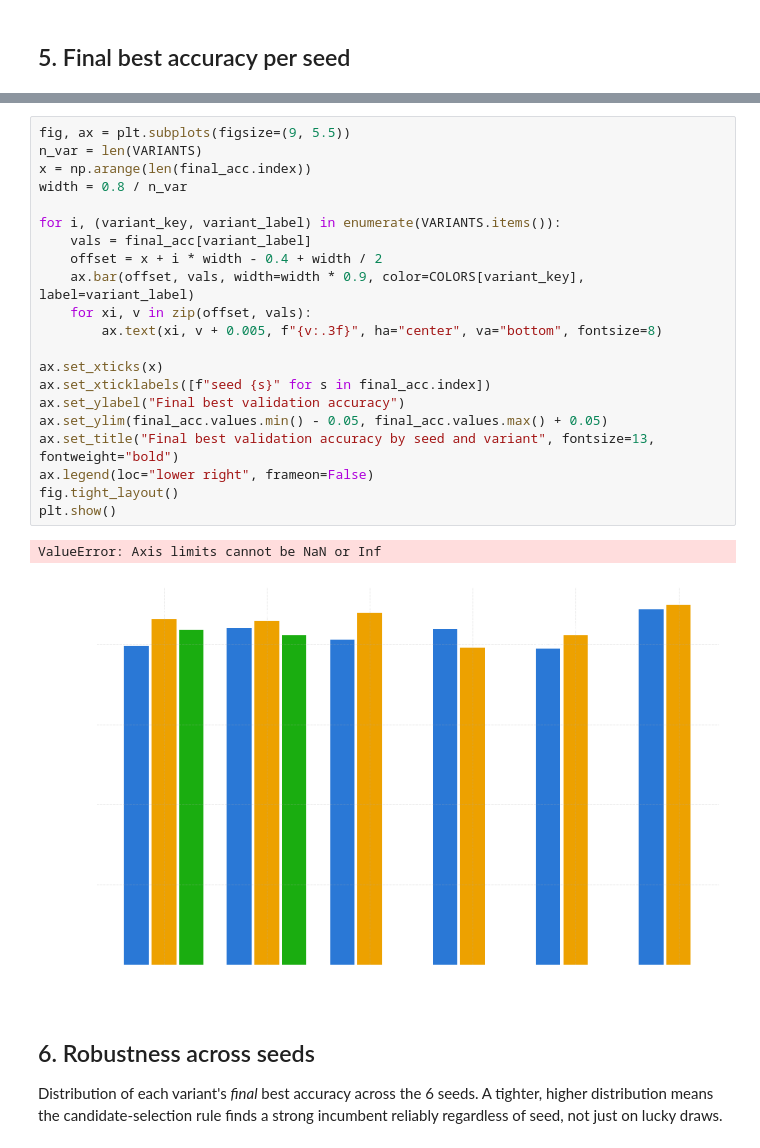
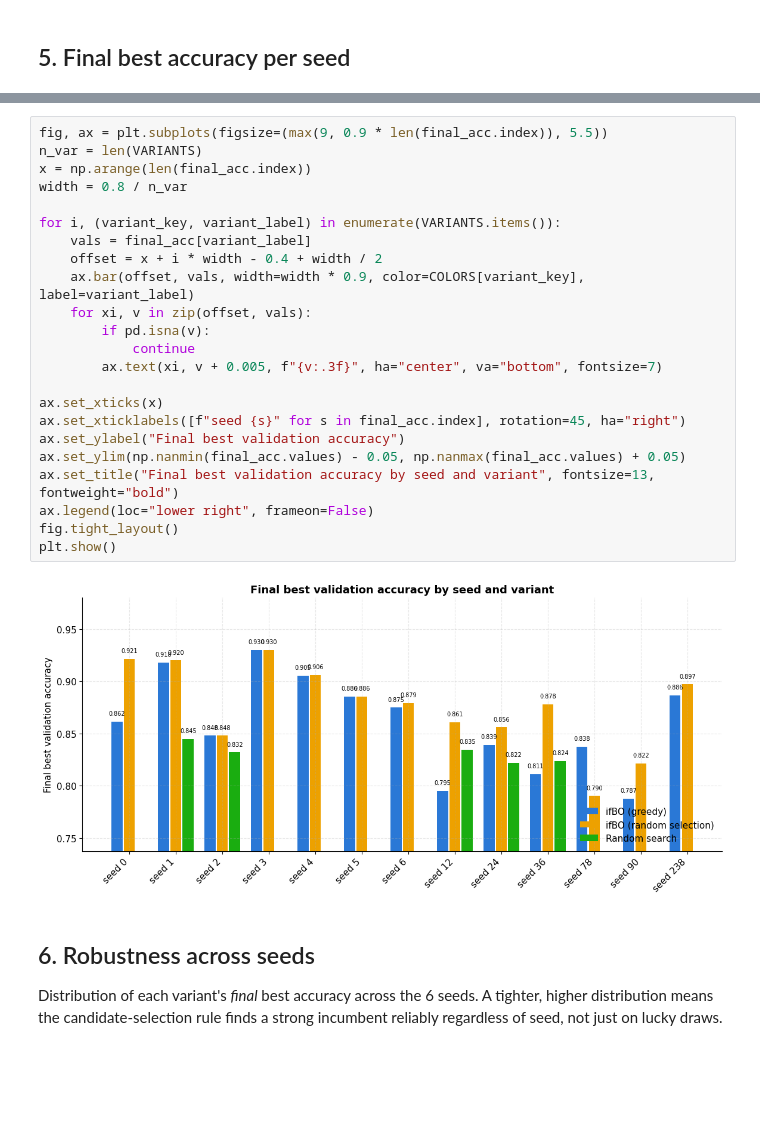
Before and after one commit to yahyafati/automl-textual-project-mirror, a Jupyter notebook: sample-results/seed_sweep_analysis.ipynb, the cells around one changed output, grey strips where cells are left out. Cells and saved outputs as stored; diff of their text form; blank space fills up the shorter version.

```diff
--- a/sample-results/seed_sweep_analysis.ipynb
+++ b/sample-results/seed_sweep_analysis.ipynb
@@ -334,30 +379,31 @@ final_acc
 | 78 | 0.8375 | 0.790316 | NaN |
 | 90 | 0.7875 | 0.821529 | NaN |
 | 238 | 0.8865 | 0.897159 | NaN |
-# %%
-fig, ax = plt.subplots(figsize=(9, 5.5))
-n_var = len(VARIANTS)
-x = np.arange(len(final_acc.index))
-width = 0.8 / n_var
-
-for i, (variant_key, variant_label) in enumerate(VARIANTS.items()):
-    vals = final_acc[variant_label]
-    offset = x + i * width - 0.4 + width / 2
-    ax.bar(offset, vals, width=width * 0.9, color=COLORS[variant_key], label=variant_label)
-    for xi, v in zip(offset, vals):
-        ax.text(xi, v + 0.005, f"{v:.3f}", ha="center", va="bottom", fontsize=8)
-
-ax.set_xticks(x)
-ax.set_xticklabels([f"seed {s}" for s in final_acc.index])
-ax.set_ylabel("Final best validation accuracy")
-ax.set_ylim(final_acc.values.min() - 0.05, final_acc.values.max() + 0.05)
-ax.set_title("Final best validation accuracy by seed and variant", fontsize=13, fontweight="bold")
-ax.legend(loc="lower right", frameon=False)
-fig.tight_layout()
-plt.show()
-# %% [output]
-ValueError: Axis limits cannot be NaN or Inf
-[figure, removed]
+# %%
+fig, ax = plt.subplots(figsize=(max(9, 0.9 * len(final_acc.index)), 5.5))
+n_var = len(VARIANTS)
+x = np.arange(len(final_acc.index))
+width = 0.8 / n_var
+
+for i, (variant_key, variant_label) in enumerate(VARIANTS.items()):
+    vals = final_acc[variant_label]
+    offset = x + i * width - 0.4 + width / 2
+    ax.bar(offset, vals, width=width * 0.9, color=COLORS[variant_key], label=variant_label)
+    for xi, v in zip(offset, vals):
+        if pd.isna(v):
+            continue
+        ax.text(xi, v + 0.005, f"{v:.3f}", ha="center", va="bottom", fontsize=7)
+
+ax.set_xticks(x)
+ax.set_xticklabels([f"seed {s}" for s in final_acc.index], rotation=45, ha="right")
+ax.set_ylabel("Final best validation accuracy")
+ax.set_ylim(np.nanmin(final_acc.values) - 0.05, np.nanmax(final_acc.values) + 0.05)
+ax.set_title("Final best validation accuracy by seed and variant", fontsize=13, fontweight="bold")
+ax.legend(loc="lower right", frameon=False)
+fig.tight_layout()
+plt.show()
+# %% [output]
+[figure, added]
 # %% [markdown]
 ## 6. Robustness across seeds
 
```
Also changed, not shown: parts of 27 cells of this notebook.
